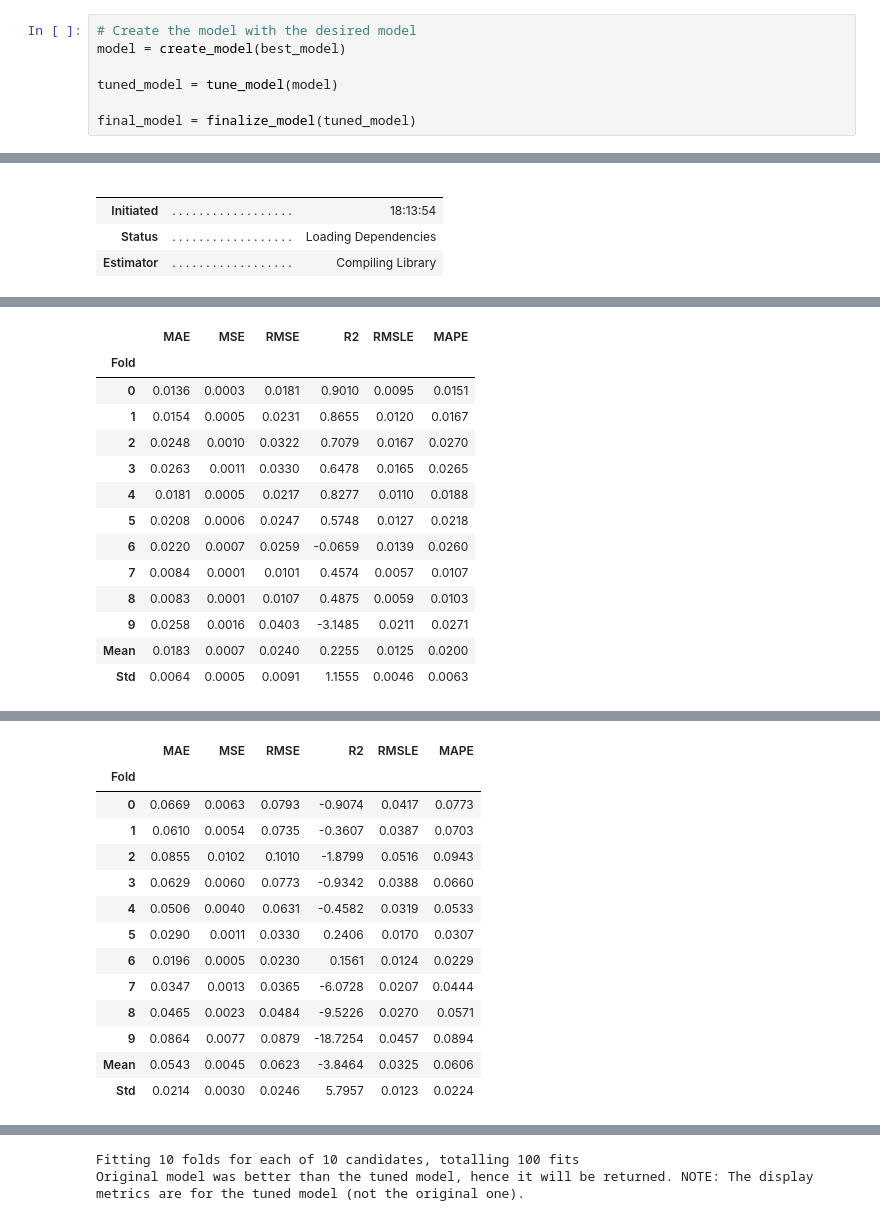
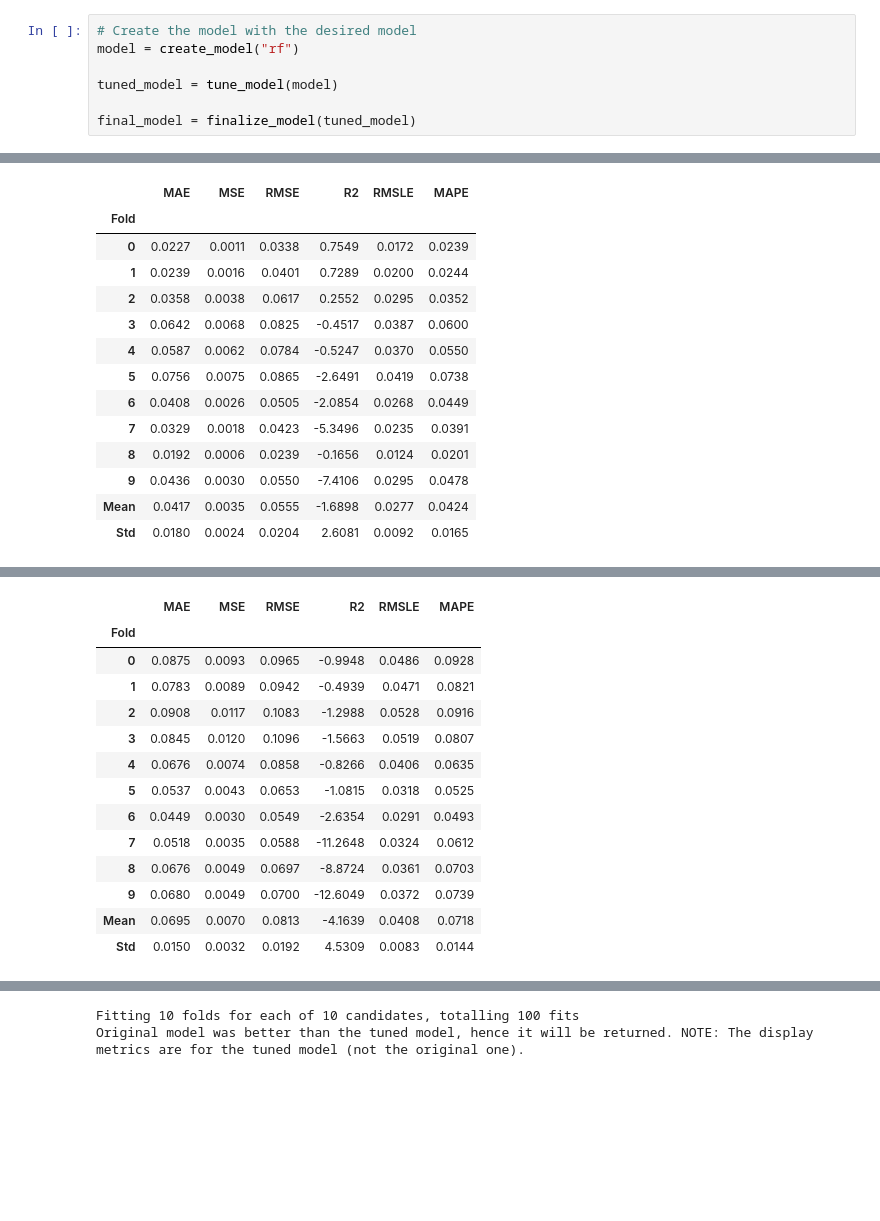
Before and after one commit to edalholt/TDT4259, a Jupyter notebook: prediction/pycaret_regression.ipynb, the cells around one changed output, grey strips where cells are left out. Cells and saved outputs as stored; diff of their text form; blank space fills up the shorter version.

```diff
--- a/prediction/pycaret_regression.ipynb
+++ b/prediction/pycaret_regression.ipynb
@@ -57,6 +88,6 @@ best_model = compare_models()
 # %%
 # Create the model with the desired model
-model = create_model(best_model)
+model = create_model("rf")
 
 tuned_model = tune_model(model)
 
@@ -65,5 +97,14 @@ final_model = finalize_model(tuned_model)
-|  |  |  |
-|  |  |  |
-| Initiated | . . . . . . . . . . . . . . . . . . | 18:13:54 |
-| Status | . . . . . . . . . . . . . . . . . . | Loading Dependencies |
-| Estimator | . . . . . . . . . . . . . . . . . . | Compiling Library |
+|  | MAE | MSE | RMSE | R2 | RMSLE | MAPE |
+| Fold |  |  |  |  |  |  |
+| 0 | 0.0227 | 0.0011 | 0.0338 | 0.7549 | 0.0172 | 0.0239 |
+| 1 | 0.0239 | 0.0016 | 0.0401 | 0.7289 | 0.0200 | 0.0244 |
+| 2 | 0.0358 | 0.0038 | 0.0617 | 0.2552 | 0.0295 | 0.0352 |
+| 3 | 0.0642 | 0.0068 | 0.0825 | -0.4517 | 0.0387 | 0.0600 |
+| 4 | 0.0587 | 0.0062 | 0.0784 | -0.5247 | 0.0370 | 0.0550 |
+| 5 | 0.0756 | 0.0075 | 0.0865 | -2.6491 | 0.0419 | 0.0738 |
+| 6 | 0.0408 | 0.0026 | 0.0505 | -2.0854 | 0.0268 | 0.0449 |
+| 7 | 0.0329 | 0.0018 | 0.0423 | -5.3496 | 0.0235 | 0.0391 |
+| 8 | 0.0192 | 0.0006 | 0.0239 | -0.1656 | 0.0124 | 0.0201 |
+| 9 | 0.0436 | 0.0030 | 0.0550 | -7.4106 | 0.0295 | 0.0478 |
+| Mean | 0.0417 | 0.0035 | 0.0555 | -1.6898 | 0.0277 | 0.0424 |
+| Std | 0.0180 | 0.0024 | 0.0204 | 2.6081 | 0.0092 | 0.0165 |
@@ -70,14 +113,14 @@ final_model = finalize_model(tuned_model)
 |  | MAE | MSE | RMSE | R2 | RMSLE | MAPE |
 | Fold |  |  |  |  |  |  |
-| 0 | 0.0136 | 0.0003 | 0.0181 | 0.9010 | 0.0095 | 0.0151 |
-| 1 | 0.0154 | 0.0005 | 0.0231 | 0.8655 | 0.0120 | 0.0167 |
-| 2 | 0.0248 | 0.0010 | 0.0322 | 0.7079 | 0.0167 | 0.0270 |
-| 3 | 0.0263 | 0.0011 | 0.0330 | 0.6478 | 0.0165 | 0.0265 |
-| 4 | 0.0181 | 0.0005 | 0.0217 | 0.8277 | 0.0110 | 0.0188 |
-| 5 | 0.0208 | 0.0006 | 0.0247 | 0.5748 | 0.0127 | 0.0218 |
-| 6 | 0.0220 | 0.0007 | 0.0259 | -0.0659 | 0.0139 | 0.0260 |
-| 7 | 0.0084 | 0.0001 | 0.0101 | 0.4574 | 0.0057 | 0.0107 |
-| 8 | 0.0083 | 0.0001 | 0.0107 | 0.4875 | 0.0059 | 0.0103 |
-| 9 | 0.0258 | 0.0016 | 0.0403 | -3.1485 | 0.0211 | 0.0271 |
-| Mean | 0.0183 | 0.0007 | 0.0240 | 0.2255 | 0.0125 | 0.0200 |
-| Std | 0.0064 | 0.0005 | 0.0091 | 1.1555 | 0.0046 | 0.0063 |
+| 0 | 0.0875 | 0.0093 | 0.0965 | -0.9948 | 0.0486 | 0.0928 |
+| 1 | 0.0783 | 0.0089 | 0.0942 | -0.4939 | 0.0471 | 0.0821 |
+| 2 | 0.0908 | 0.0117 | 0.1083 | -1.2988 | 0.0528 | 0.0916 |
+| 3 | 0.0845 | 0.0120 | 0.1096 | -1.5663 | 0.0519 | 0.0807 |
+| 4 | 0.0676 | 0.0074 | 0.0858 | -0.8266 | 0.0406 | 0.0635 |
+| 5 | 0.0537 | 0.0043 | 0.0653 | -1.0815 | 0.0318 | 0.0525 |
+| 6 | 0.0449 | 0.0030 | 0.0549 | -2.6354 | 0.0291 | 0.0493 |
+| 7 | 0.0518 | 0.0035 | 0.0588 | -11.2648 | 0.0324 | 0.0612 |
+| 8 | 0.0676 | 0.0049 | 0.0697 | -8.8724 | 0.0361 | 0.0703 |
+| 9 | 0.0680 | 0.0049 | 0.0700 | -12.6049 | 0.0372 | 0.0739 |
+| Mean | 0.0695 | 0.0070 | 0.0813 | -4.1639 | 0.0408 | 0.0718 |
+| Std | 0.0150 | 0.0032 | 0.0192 | 4.5309 | 0.0083 | 0.0144 |
@@ -86,14 +126,0 @@ final_model = finalize_model(tuned_model)
-|  | MAE | MSE | RMSE | R2 | RMSLE | MAPE |
-| Fold |  |  |  |  |  |  |
-| 0 | 0.0669 | 0.0063 | 0.0793 | -0.9074 | 0.0417 | 0.0773 |
-| 1 | 0.0610 | 0.0054 | 0.0735 | -0.3607 | 0.0387 | 0.0703 |
-| 2 | 0.0855 | 0.0102 | 0.1010 | -1.8799 | 0.0516 | 0.0943 |
-| 3 | 0.0629 | 0.0060 | 0.0773 | -0.9342 | 0.0388 | 0.0660 |
-| 4 | 0.0506 | 0.0040 | 0.0631 | -0.4582 | 0.0319 | 0.0533 |
-| 5 | 0.0290 | 0.0011 | 0.0330 | 0.2406 | 0.0170 | 0.0307 |
-| 6 | 0.0196 | 0.0005 | 0.0230 | 0.1561 | 0.0124 | 0.0229 |
-| 7 | 0.0347 | 0.0013 | 0.0365 | -6.0728 | 0.0207 | 0.0444 |
-| 8 | 0.0465 | 0.0023 | 0.0484 | -9.5226 | 0.0270 | 0.0571 |
-| 9 | 0.0864 | 0.0077 | 0.0879 | -18.7254 | 0.0457 | 0.0894 |
-| Mean | 0.0543 | 0.0045 | 0.0623 | -3.8464 | 0.0325 | 0.0606 |
-| Std | 0.0214 | 0.0030 | 0.0246 | 5.7957 | 0.0123 | 0.0224 |
```
Also changed, not shown: parts of 11 cells of this notebook.
